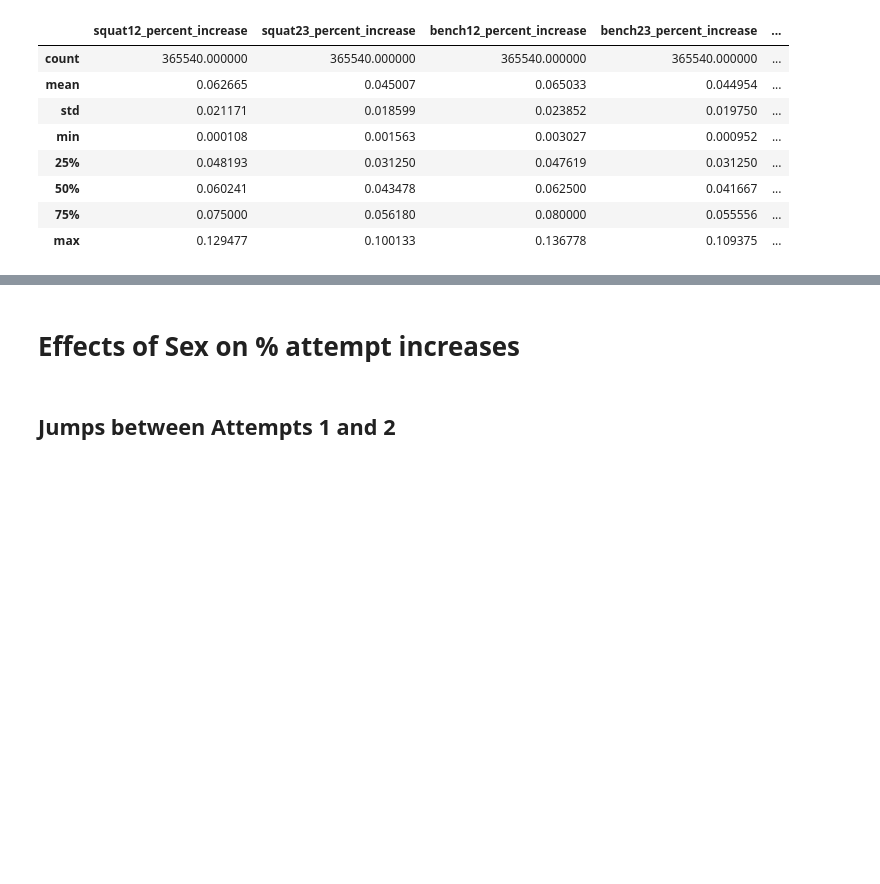
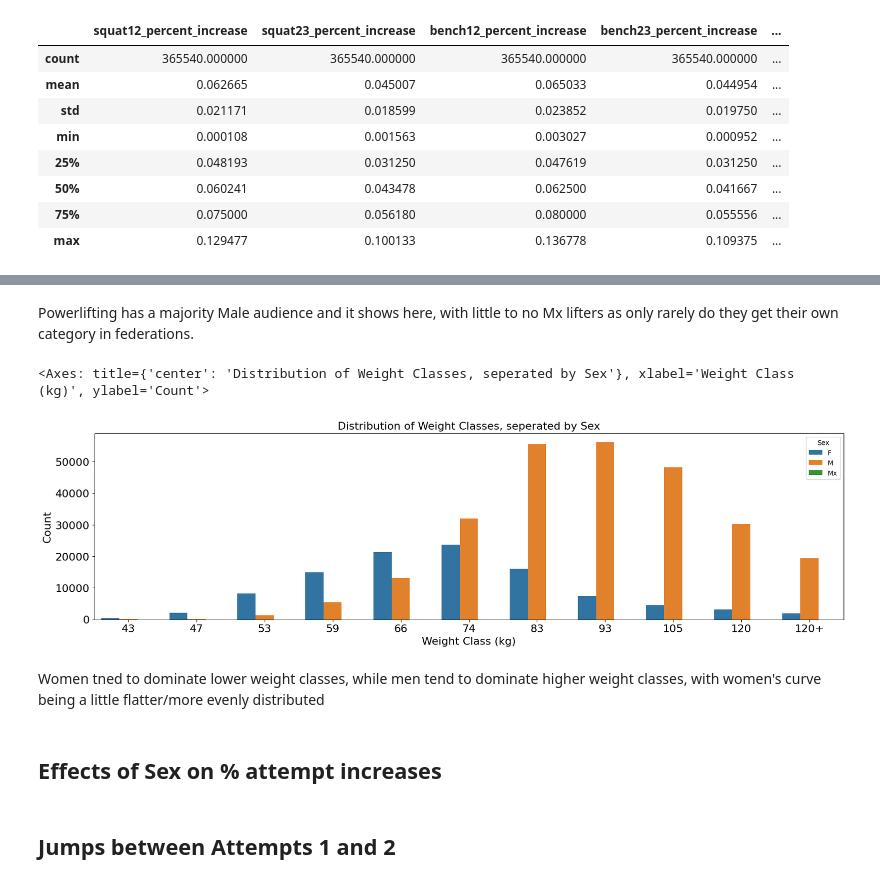
Before and after one commit to COGS108/Group035_WI24, a Jupyter notebook: EDACheckpoint_Group035_WI24.ipynb, the cells around one changed output, grey strips where cells are left out. Drawn from its saved outputs; the diff is of its cells as text; code cells hidden in the pictures; blank space fills up the shorter version.

```diff
--- a/EDACheckpoint_Group035_WI24.ipynb
+++ b/EDACheckpoint_Group035_WI24.ipynb
@@ -327,5 +325,24 @@ Name: count, dtype: int64
+# %% [markdown]
+Powerlifting has a majority Male audience and it shows here, with little to no Mx lifters as only rarely do they get their own category in federations.
+# %%
+WEIGHT_CLASS_ORDER = ['43', '47', '53', '59', '66', '74', '83', '93', '105', '120', '120+']
+
+weight_class_chart_font_size = 16
+plt.figure(figsize=(20,5))
+plt.title("Distribution of Weight Classes, seperated by Sex", fontsize = weight_class_chart_font_size)
+plt.xticks(fontsize = weight_class_chart_font_size)
+plt.yticks(fontsize = weight_class_chart_font_size)
+plt.xlabel(xlabel="Weight Class (kg)", fontsize=weight_class_chart_font_size)
+plt.ylabel(ylabel="Count", fontsize=weight_class_chart_font_size)
+
+sns.countplot(data=df, x='WeightClassKg', hue='Sex', order=WEIGHT_CLASS_ORDER, linewidth=10)
+# %% [output]
+<Axes: title={'center': 'Distribution of Weight Classes, seperated by Sex'}, xlabel='Weight Class (kg)', ylabel='Count'>
+[figure, added]
+# %% [markdown]
+Women tned to dominate lower weight classes, while men tend to dominate higher weight classes, with women's curve being a little flatter/more evenly distributed
 # %% [markdown]
-# Effects of Sex on % attempt increases
+## Effects of Sex on % attempt increases
 # %% [markdown]
 ## Jumps between Attempts 1 and 2
 # %%
```
Also changed, not shown: parts of 19 cells of this notebook, 1 other file.
